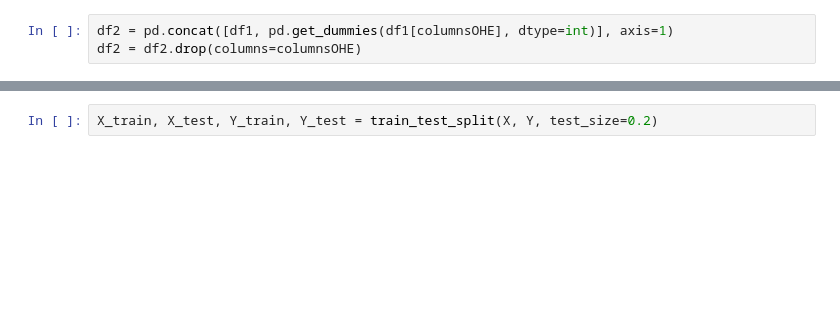
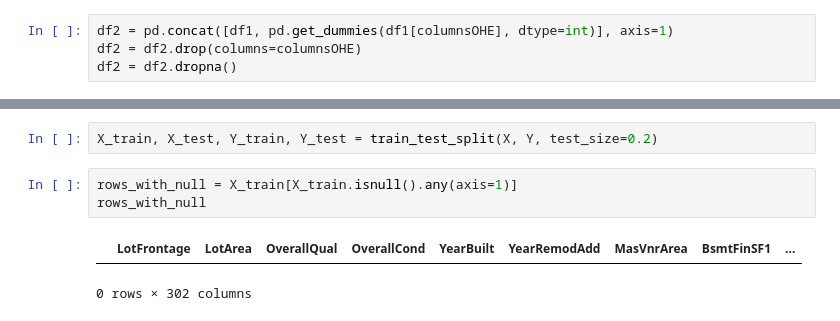
Before and after one commit to shafiqazam/Kaggle, a Jupyter notebook: home-data-for-ml-course/main.ipynb, the cells around one changed output, grey strips where cells are left out. Cells and saved outputs as stored; diff of their text form; blank space fills up the shorter version.

```diff
--- a/home-data-for-ml-course/main.ipynb
+++ b/home-data-for-ml-course/main.ipynb
@@ -187,6 +186,7 @@ df1
 # %%
 df2 = pd.concat([df1, pd.get_dummies(df1[columnsOHE], dtype=int)], axis=1)
 df2 = df2.drop(columns=columnsOHE)
+df2 = df2.dropna()
 # %%
 df2["SalePrice"]
 # %% [output]
@@ -231,5 +223,11 @@ Name: SalePrice, Length: 1460, dtype: int64
 # %%
 X_train, X_test, Y_train, Y_test = train_test_split(X, Y, test_size=0.2)
+# %%
+rows_with_null = X_train[X_train.isnull().any(axis=1)]
+rows_with_null
+# %% [output]
+|  | LotFrontage | LotArea | OverallQual | OverallCond | YearBuilt | YearRemodAdd | MasVnrArea | BsmtFinSF1 | ... |
+0 rows × 302 columns
 # %%
 reg = linear_model.LinearRegression()
 
```
Also changed, not shown: parts of 11 cells of this notebook.
